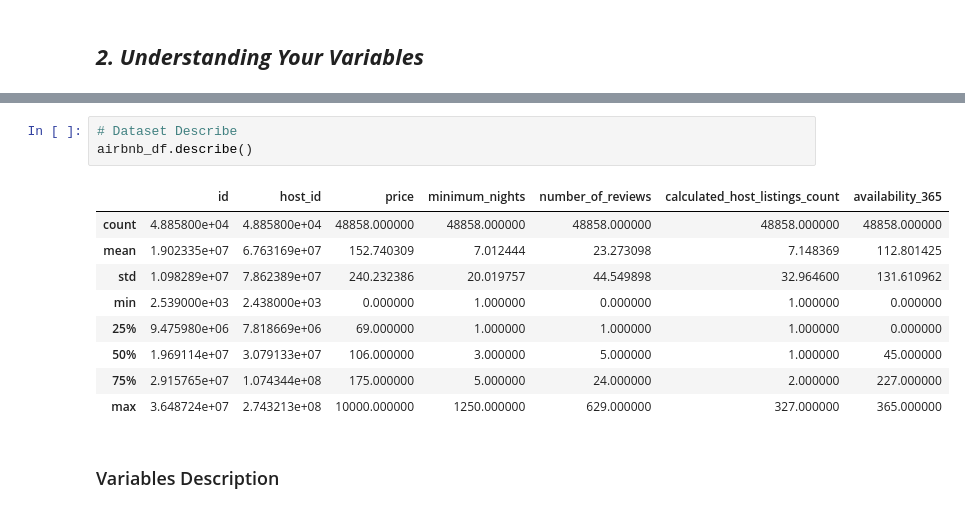
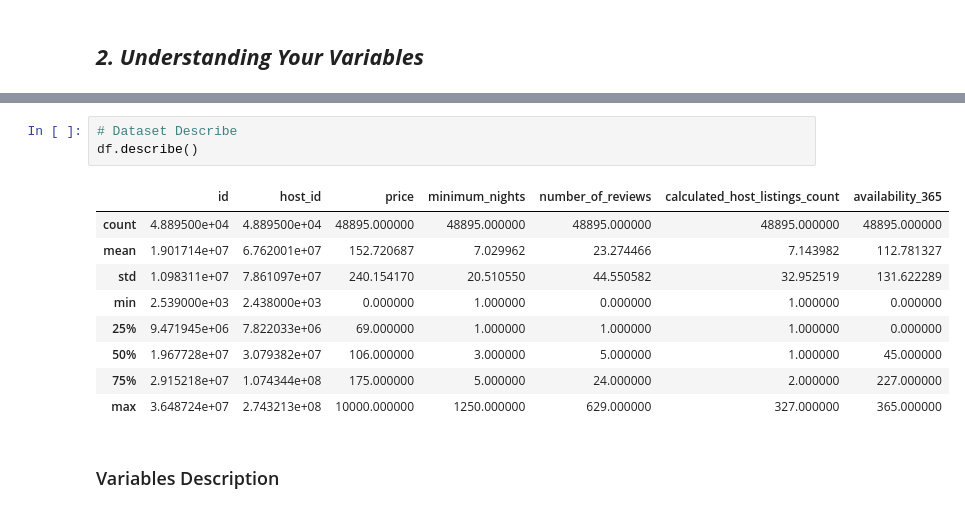
Before and after one commit to ash260498/-Datascience, a Jupyter notebook: Airbnb_Analysis_Aswathi.ipynb, the cells around one changed output, grey strips where cells are left out. Drawn from its saved outputs; the diff is of its cells as text.

```diff
--- a/Airbnb_Analysis_Aswathi.ipynb
+++ b/Airbnb_Analysis_Aswathi.ipynb
@@ -214,16 +215,16 @@ airbnb_df.head()
 | 4 | 5022 | Entire Apt: Spacious Studio/Loft ... | 7192 | Laura | Manhattan | East Harlem | Entire home/apt | 80 | ... |
 # %%
 # Dataset Describe
-airbnb_df.describe()
+df.describe()
 # %% [output]
 |  | id | host_id | price | minimum_nights | number_of_reviews | calculated_host_listings_count | availability_365 |
-| count | 4.885800e+04 | 4.885800e+04 | 48858.000000 | 48858.000000 | 48858.000000 | 48858.000000 | 48858.000000 |
-| mean | 1.902335e+07 | 6.763169e+07 | 152.740309 | 7.012444 | 23.273098 | 7.148369 | 112.801425 |
-| std | 1.098289e+07 | 7.862389e+07 | 240.232386 | 20.019757 | 44.549898 | 32.964600 | 131.610962 |
+| count | 4.889500e+04 | 4.889500e+04 | 48895.000000 | 48895.000000 | 48895.000000 | 48895.000000 | 48895.000000 |
+| mean | 1.901714e+07 | 6.762001e+07 | 152.720687 | 7.029962 | 23.274466 | 7.143982 | 112.781327 |
+| std | 1.098311e+07 | 7.861097e+07 | 240.154170 | 20.510550 | 44.550582 | 32.952519 | 131.622289 |
 | min | 2.539000e+03 | 2.438000e+03 | 0.000000 | 1.000000 | 0.000000 | 1.000000 | 0.000000 |
-| 25% | 9.475980e+06 | 7.818669e+06 | 69.000000 | 1.000000 | 1.000000 | 1.000000 | 0.000000 |
-| 50% | 1.969114e+07 | 3.079133e+07 | 106.000000 | 3.000000 | 5.000000 | 1.000000 | 45.000000 |
-| 75% | 2.915765e+07 | 1.074344e+08 | 175.000000 | 5.000000 | 24.000000 | 2.000000 | 227.000000 |
+| 25% | 9.471945e+06 | 7.822033e+06 | 69.000000 | 1.000000 | 1.000000 | 1.000000 | 0.000000 |
+| 50% | 1.967728e+07 | 3.079382e+07 | 106.000000 | 3.000000 | 5.000000 | 1.000000 | 45.000000 |
+| 75% | 2.915218e+07 | 1.074344e+08 | 175.000000 | 5.000000 | 24.000000 | 2.000000 | 227.000000 |
 | max | 3.648724e+07 | 2.743213e+08 | 10000.000000 | 1250.000000 | 629.000000 | 327.000000 | 365.000000 |
 # %% [markdown]
 ### Variables Description
```
Also changed, not shown: parts of 31 cells of this notebook.
